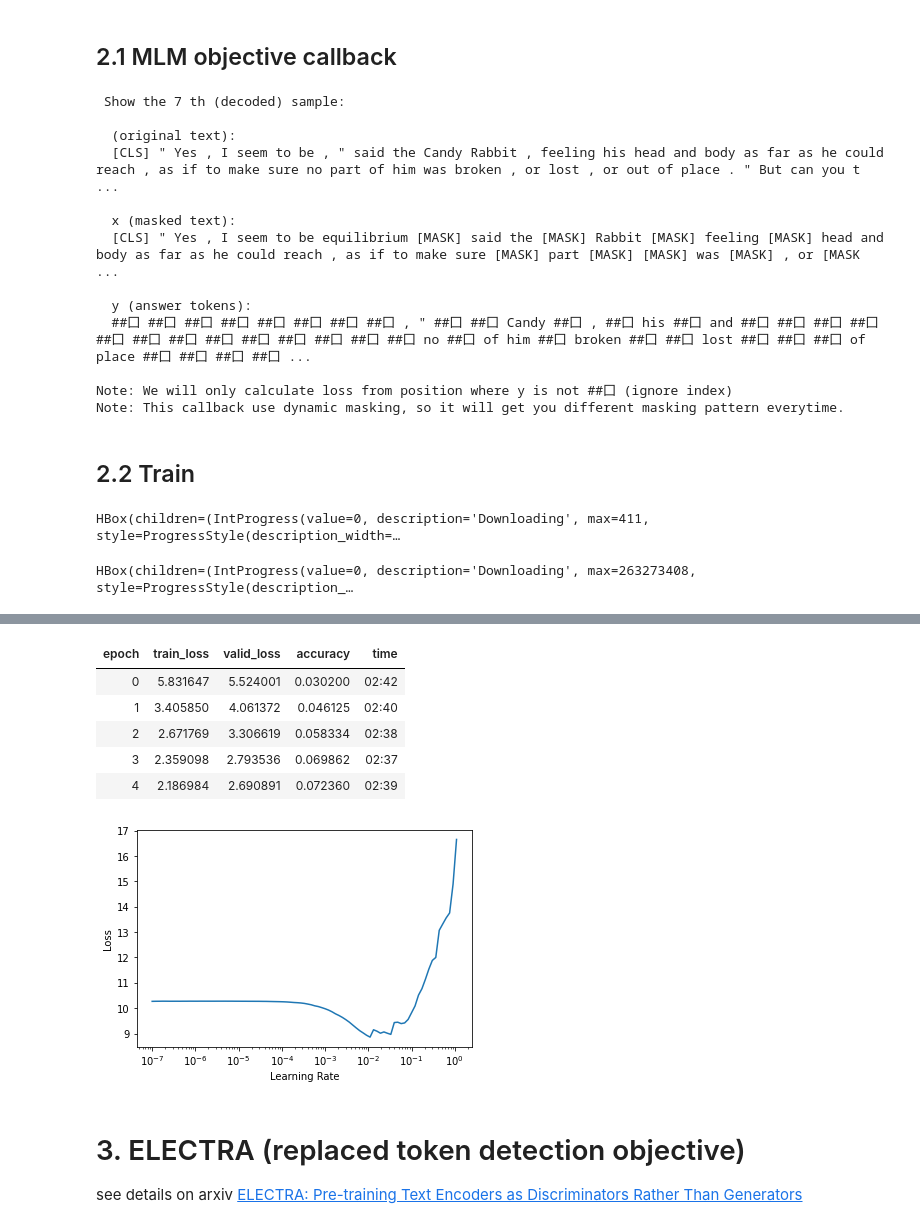
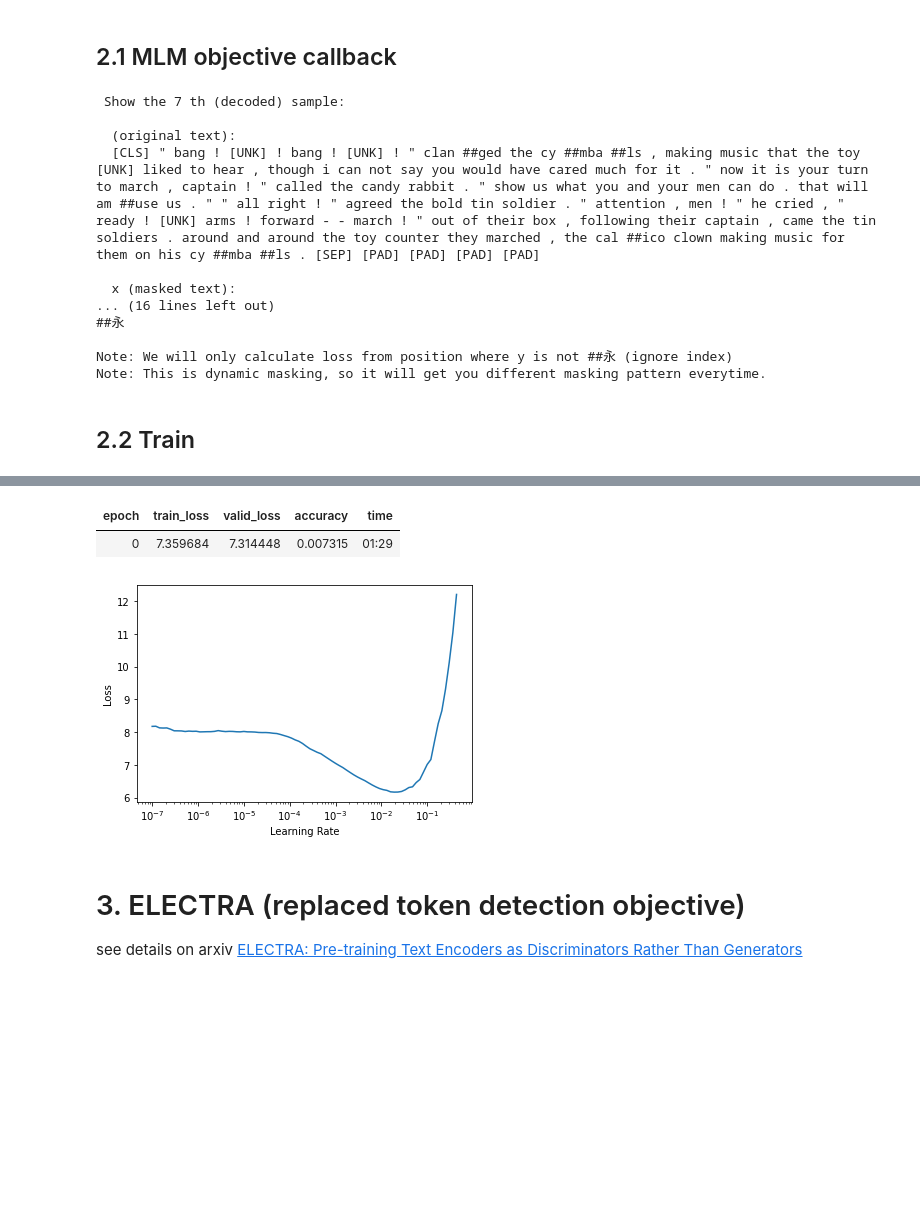
Before and after one commit to richarddwang/electra_pytorch, a Jupyter notebook: MLM_pretraing_with_fastai.ipynb, the cells around one changed output, grey strips where cells are left out. Drawn from its saved outputs; the diff is of its cells as text; code cells hidden in the pictures; blank space fills up the shorter version.

```diff
--- a/MLM_pretraing_with_fastai.ipynb
+++ b/MLM_pretraing_with_fastai.ipynb
@@ -97,7 +130,7 @@ def mask_tokens(inputs, mask_token_index, vocab_size, special_token_indices, mlm
   # The rest of the time (10% of the time) we keep the masked input tokens unchanged
   return inputs, labels
 
-class MaskedLanguageModel(Callback):
+class MaskedLMCallback(Callback):
   @delegates(mask_tokens)
   def __init__(self, mask_tok_id, special_tok_ids, vocab_size, **kwargs):
     self.mask_tokens = partial(mask_tokens,
@@ -113,9 +146,9 @@ class MaskedLanguageModel(Callback):
 # %%
 from copy import deepcopy
 
-mlm_cb = MaskedLanguageModel(mask_tok_id=hf_tokenizer.mask_token_id,
-                             special_tok_ids=hf_tokenizer.all_special_ids,
-                             vocab_size=hf_tokenizer.vocab_size)
+mlm_cb = MaskedLMCallback(mask_tok_id=hf_tokenizer.mask_token_id,
+                          special_tok_ids=hf_tokenizer.all_special_ids,
+                          vocab_size=hf_tokenizer.vocab_size)
 b = dls.one_batch()
 copy_b = deepcopy(b)
 text_indices = b[0]
@@ -124,29 +157,41 @@ decoded_batch = dls.decode_batch((masked_inputs, labels))
 print(f""" Show the 7 th (decoded) sample:
 
   (original text):
-  {dls.decode_batch(copy_b)[7][0]}
+  {textwrap.fill(dls.decode_batch(copy_b)[7][0], width=100)}
 
   x (masked text):
-  {decoded_batch[7][0]}
+  {textwrap.fill(decoded_batch[7][0], width=100)}
 
   y (answer tokens):
-  {decoded_batch[7][1]}
+  {textwrap.fill(decoded_batch[7][1], width=100)}
 
-Note: We will only calculate loss from position where y is not ##囗 (ignore index)
-Note: This callback use dynamic masking, so it will get you different masking pattern everytime.""")
+Note: We will only calculate loss from position where y is not ##永 (ignore index)
+Note: This is dynamic masking, so it will get you different masking pattern everytime.""")
 # %% [output]
  Show the 7 th (decoded) sample:
 
   (original text):
-  [CLS] " Yes , I seem to be , " said the Candy Rabbit , feeling his head and body as far as he could reach , as if to make sure no part of him was broken , or lost , or out of place . " But can you t ...
+  [CLS] " bang ! [UNK] ! bang ! [UNK] ! " clan ##ged the cy ##mba ##ls , making music that the toy
+[UNK] liked to hear , though i can not say you would have cared much for it . " now it is your turn
+to march , captain ! " called the candy rabbit . " show us what you and your men can do . that will
+am ##use us . " " all right ! " agreed the bold tin soldier . " attention , men ! " he cried , "
+ready ! [UNK] arms ! forward - - march ! " out of their box , following their captain , came the tin
+soldiers . around and around the toy counter they marched , the cal ##ico clown making music for
+them on his cy ##mba ##ls . [SEP] [PAD] [PAD] [PAD] [PAD]
 
   x (masked text):
-  [CLS] " Yes , I seem to be equilibrium [MASK] said the [MASK] Rabbit [MASK] feeling [MASK] head and body as far as he could reach , as if to make sure [MASK] part [MASK] [MASK] was [MASK] , or [MASK ...
+... (16 lines left out)
+##永
 
-  y (answer tokens):
-  ##囗 ##囗 ##囗 ##囗 ##囗 ##囗 ##囗 ##囗 , " ##囗 ##囗 Candy ##囗 , ##囗 his ##囗 and ##囗 ##囗 ##囗 ##囗 ##囗 ##囗 ##囗 ##囗 ##囗 ##囗 ##囗 ##囗 ##囗 no ##囗 of him ##囗 broken ##囗 ##囗 lost ##囗 ##囗 ##囗 of place ##囗 ##囗 ##囗 ##囗 ...
-
-Note: We will only calculate loss from position where y is not ##囗 (ignore index)
-Note: This callback use dynamic masking, so it will get you different masking pattern everytime.
+Note: We will only calculate loss from position where y is not ##永 (ignore index)
+Note: This is dynamic masking, so it will get you different masking pattern everytime.
 # %% [markdown]
 ## 2.2 Train
+# %%
+class LabelSmoothingCrossEntropyFlat(LabelSmoothingCrossEntropy):
+  def __init__(self, is_2d=True, **kwargs):
+    super().__init__(**kwargs)
+    self.is_2d = is_2d
+  def forward(self, inp, targ):
+    inp = inp.view(-1,inp.shape[-1]) if self.is_2d else inp.view(-1)
+    return super().forward(inp, targ.view(-1))
@@ -153,37 +200,20 @@ Note: This callback use dynamic masking, so it will get you different masking pa
 # %%
-model = nn.Sequential(HFModelWrapper(DistilBertModel.from_pretrained(pretrained_model_name),hf_tokenizer.pad_token_id),
-                      nn.Linear(768, hf_tokenizer.vocab_size))
-
-
-learn = Learner(dls, model,
-                loss_func=CrossEntropyLossFlat(),
+learn = Learner(dls, HFModelWrapper(electra_generator,hf_tokenizer.pad_token_id),
+                loss_func=LabelSmoothingCrossEntropyFlat(),
                 metrics=accuracy,
                 opt_func=ranger,
-                cbs=[mlm_cb])
+                cbs=[mlm_cb]).to_fp16()
 
 # help you find the best learning rate for "one cycle learning rate schedule"
 # the graph below is the result of learning rate finding
 lr, _ = learn.lr_find()
 
-""" !! Note !!
-Although the accuracy is not like a pretrained model should achieve,
-but note that we mount an untrained one layer prediction head (output layer).
-"""
-""" !! Note !!
-to_fp16 give us nan loss, which is something we need to work on.
-"""
-learn.fit_one_cycle(5, lr)
+learn.fit_one_cycle(1, lr)
 # %% [output]
-HBox(children=(IntProgress(value=0, description='Downloading', max=411, style=ProgressStyle(description_width=…
-HBox(children=(IntProgress(value=0, description='Downloading', max=263273408, style=ProgressStyle(description_…
 [interactive output not drawn]
 | epoch | train_loss | valid_loss | accuracy | time |
-| 0 | 5.831647 | 5.524001 | 0.030200 | 02:42 |
-| 1 | 3.405850 | 4.061372 | 0.046125 | 02:40 |
-| 2 | 2.671769 | 3.306619 | 0.058334 | 02:38 |
-| 3 | 2.359098 | 2.793536 | 0.069862 | 02:37 |
-| 4 | 2.186984 | 2.690891 | 0.072360 | 02:39 |
+| 0 | 7.359684 | 7.314448 | 0.007315 | 01:29 |
-[figure, old version]
+[figure, new version]
 # %% [markdown]
 # 3. ELECTRA (replaced token detection objective)
 
```
Also changed, not shown: parts of 13 cells of this notebook.
